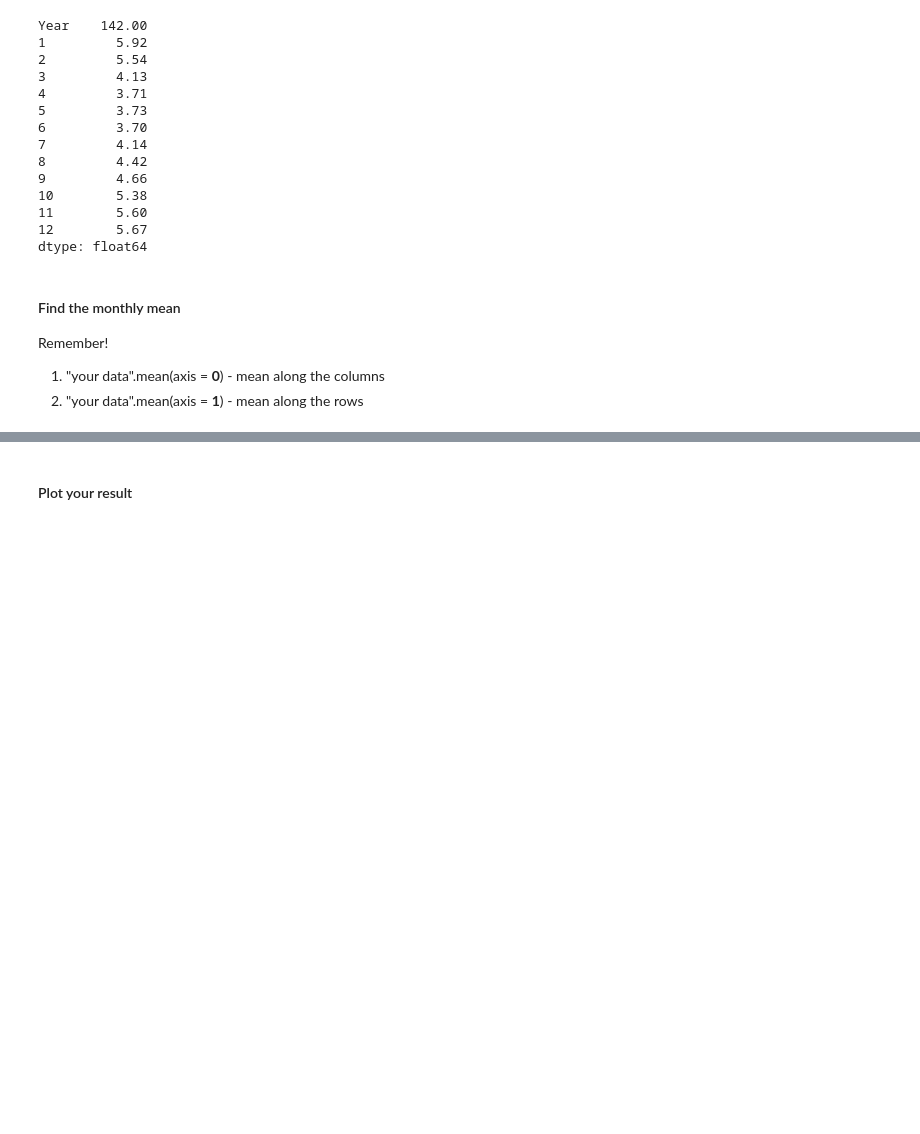
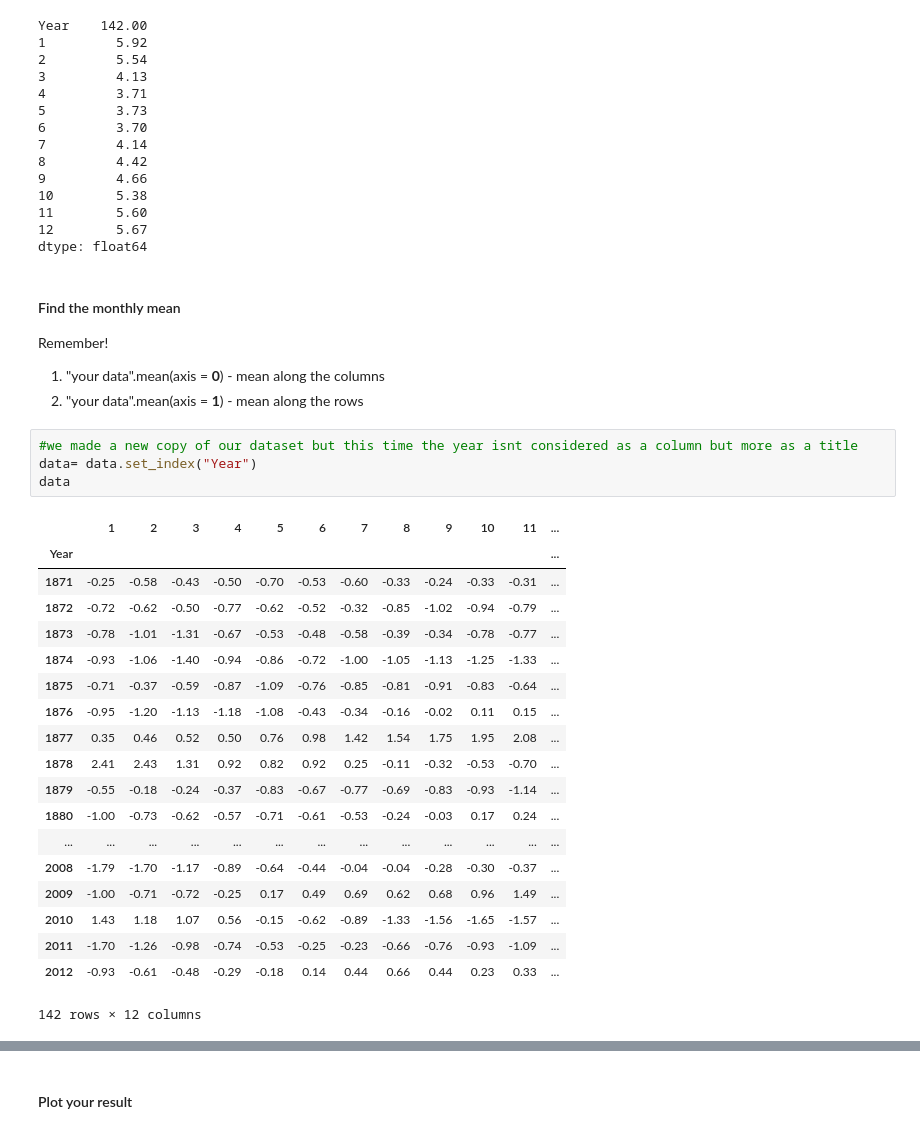
Before and after one commit to NatalieBaigo/BRIDGEUP_ClimateCoders, a Jupyter notebook: 200227_pandas_review/pandas_review_name.ipynb, the cells around one changed output, grey strips where cells are left out. Cells and saved outputs as stored; diff of their text form; blank space fills up the shorter version.

```diff
--- a/200227_pandas_review/pandas_review_name.ipynb
+++ b/200227_pandas_review/pandas_review_name.ipynb
@@ -80,3 +80,27 @@ dtype: float64
 Remember!
 1. "your data".mean(axis = **0**) - mean along the columns
 1. "your data".mean(axis = **1**) - mean along the rows
+# %%
+#we made a new copy of our dataset but this time the year isnt considered as a column but more as a title
+data= data.set_index("Year")
+data
+# %% [output]
+|  | 1 | 2 | 3 | 4 | 5 | 6 | 7 | 8 | 9 | 10 | 11 | ... |
+| Year |  |  |  |  |  |  |  |  |  |  |  | ... |
+| 1871 | -0.25 | -0.58 | -0.43 | -0.50 | -0.70 | -0.53 | -0.60 | -0.33 | -0.24 | -0.33 | -0.31 | ... |
+| 1872 | -0.72 | -0.62 | -0.50 | -0.77 | -0.62 | -0.52 | -0.32 | -0.85 | -1.02 | -0.94 | -0.79 | ... |
+| 1873 | -0.78 | -1.01 | -1.31 | -0.67 | -0.53 | -0.48 | -0.58 | -0.39 | -0.34 | -0.78 | -0.77 | ... |
+| 1874 | -0.93 | -1.06 | -1.40 | -0.94 | -0.86 | -0.72 | -1.00 | -1.05 | -1.13 | -1.25 | -1.33 | ... |
+| 1875 | -0.71 | -0.37 | -0.59 | -0.87 | -1.09 | -0.76 | -0.85 | -0.81 | -0.91 | -0.83 | -0.64 | ... |
+| 1876 | -0.95 | -1.20 | -1.13 | -1.18 | -1.08 | -0.43 | -0.34 | -0.16 | -0.02 | 0.11 | 0.15 | ... |
+| 1877 | 0.35 | 0.46 | 0.52 | 0.50 | 0.76 | 0.98 | 1.42 | 1.54 | 1.75 | 1.95 | 2.08 | ... |
+| 1878 | 2.41 | 2.43 | 1.31 | 0.92 | 0.82 | 0.92 | 0.25 | -0.11 | -0.32 | -0.53 | -0.70 | ... |
+| 1879 | -0.55 | -0.18 | -0.24 | -0.37 | -0.83 | -0.67 | -0.77 | -0.69 | -0.83 | -0.93 | -1.14 | ... |
+| 1880 | -1.00 | -0.73 | -0.62 | -0.57 | -0.71 | -0.61 | -0.53 | -0.24 | -0.03 | 0.17 | 0.24 | ... |
+| ... | ... | ... | ... | ... | ... | ... | ... | ... | ... | ... | ... | ... |
+| 2008 | -1.79 | -1.70 | -1.17 | -0.89 | -0.64 | -0.44 | -0.04 | -0.04 | -0.28 | -0.30 | -0.37 | ... |
+| 2009 | -1.00 | -0.71 | -0.72 | -0.25 | 0.17 | 0.49 | 0.69 | 0.62 | 0.68 | 0.96 | 1.49 | ... |
+| 2010 | 1.43 | 1.18 | 1.07 | 0.56 | -0.15 | -0.62 | -0.89 | -1.33 | -1.56 | -1.65 | -1.57 | ... |
+| 2011 | -1.70 | -1.26 | -0.98 | -0.74 | -0.53 | -0.25 | -0.23 | -0.66 | -0.76 | -0.93 | -1.09 | ... |
+| 2012 | -0.93 | -0.61 | -0.48 | -0.29 | -0.18 | 0.14 | 0.44 | 0.66 | 0.44 | 0.23 | 0.33 | ... |
+142 rows × 12 columns
```
Also changed, not shown: parts of 4 cells of this notebook, 1 other file.
